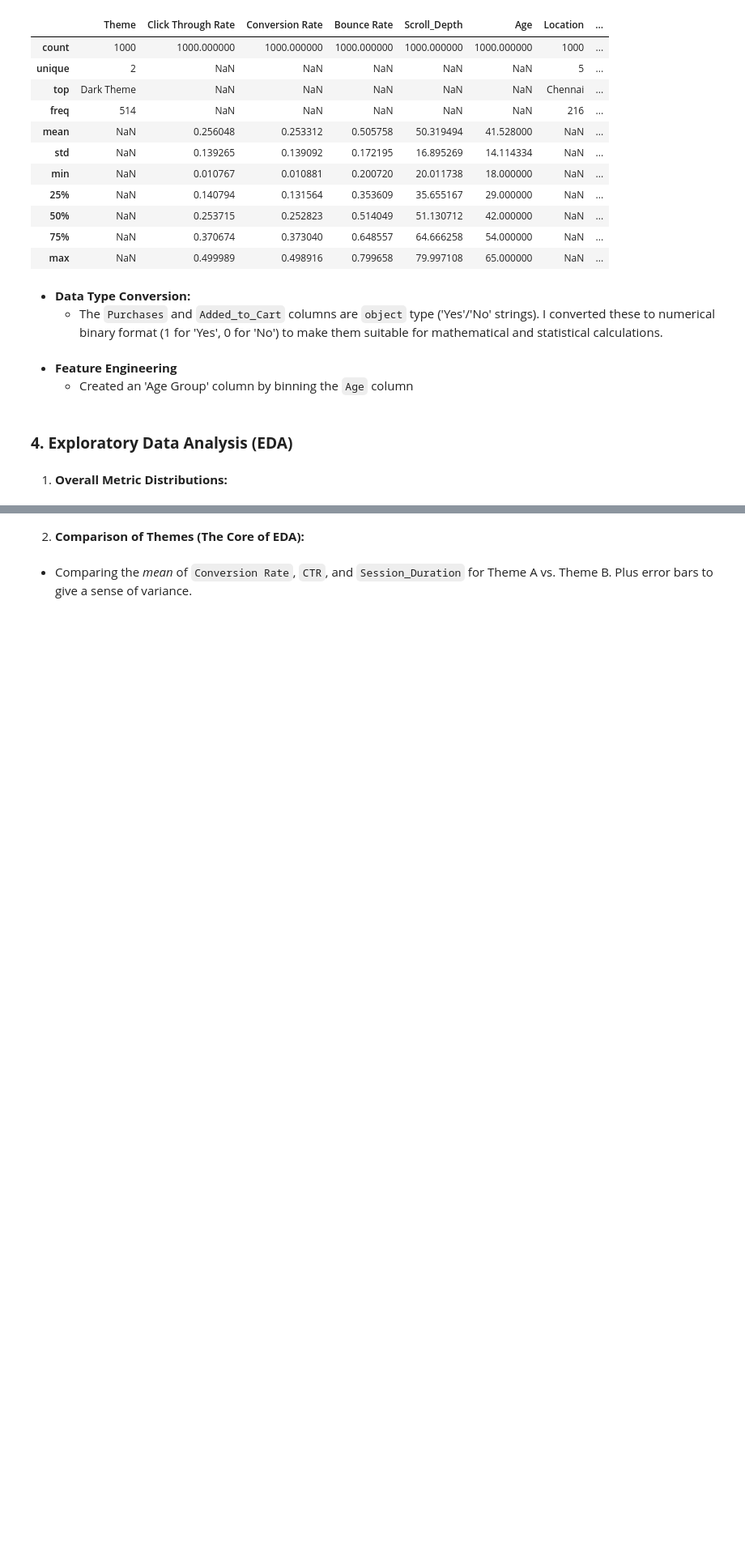
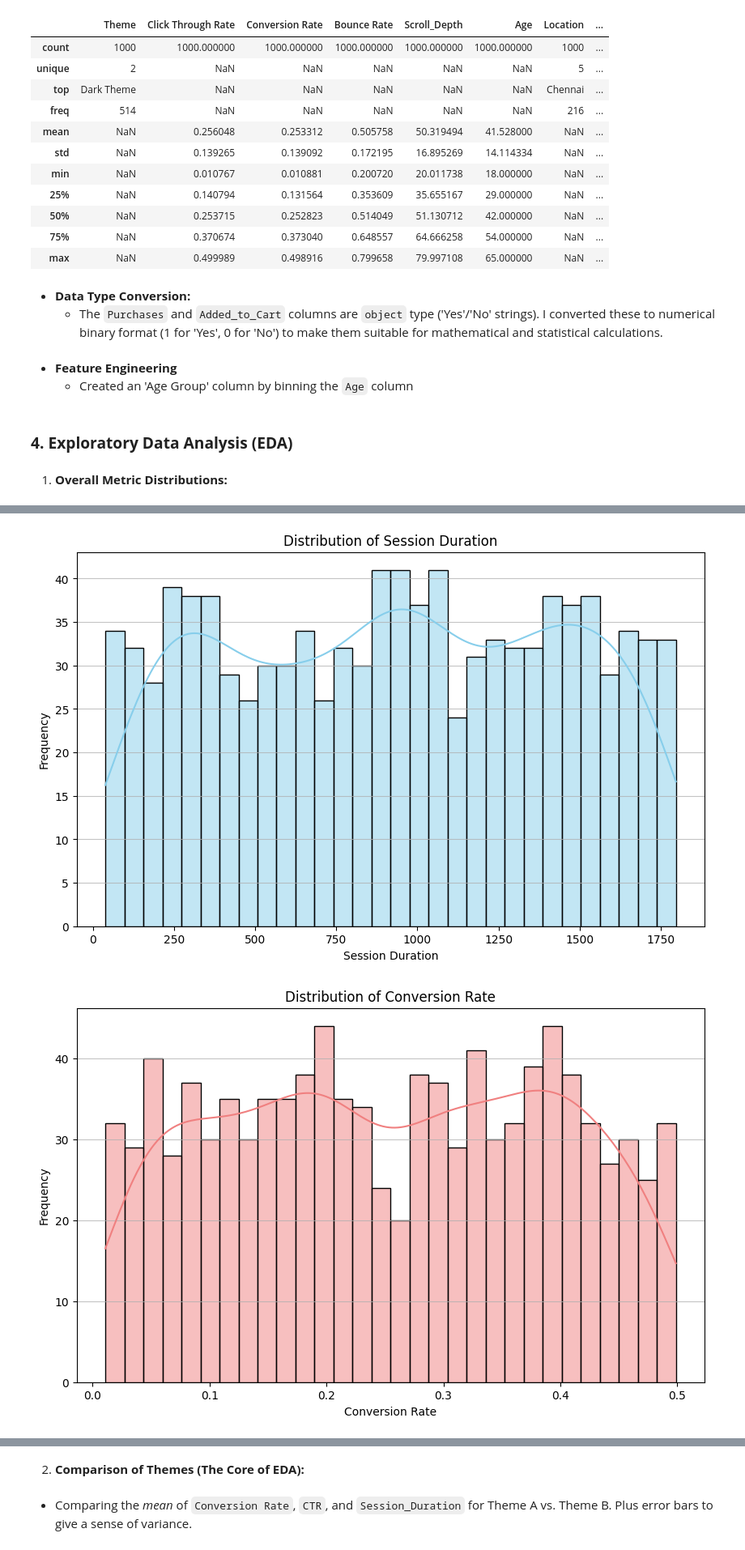
Before and after one commit to nkosanamolefe/data-analysis, a Jupyter notebook: AB-testing_of_themes/AB_Testing_of_Themes.ipynb, the cells around one changed output, grey strips where cells are left out. Shown at 81% size. Saved outputs shown, nothing was run; the diff lists cells and outputs as text; code cells hidden in the pictures; blank space fills up the shorter version.

```diff
--- a/AB-testing_of_themes/AB_Testing_of_Themes.ipynb
+++ b/AB-testing_of_themes/AB_Testing_of_Themes.ipynb
@@ -138,0 +126,30 @@ fig_scroll.show()
+# %%
+# Matplotlib for Distribution of Session Duration
+plt.figure(figsize=(10, 6))
+sns.histplot(df['Session_Duration'], kde=True, bins=30, color='skyblue')
+plt.title('Distribution of Session Duration')
+plt.xlabel('Session Duration')
+plt.ylabel('Frequency')
+plt.grid(axis='y', alpha=0.75)
+plt.show()
+
+# Matplotlib for Distribution of Conversion Rate
+plt.figure(figsize=(10, 6))
+sns.histplot(df['Conversion Rate'], kde=True, bins=30, color='lightcoral')
+plt.title('Distribution of Conversion Rate')
+plt.xlabel('Conversion Rate')
+plt.ylabel('Frequency')
+plt.grid(axis='y', alpha=0.75)
+plt.show()
+
+# Matplotlib for Distribution of Scroll Depth
+plt.figure(figsize=(10, 6))
+sns.histplot(df['Scroll_Depth'], kde=True, bins=30, color='lightgreen')
+plt.title('Distribution of Scroll Depth')
+plt.xlabel('Scroll Depth')
+plt.ylabel('Frequency')
+plt.grid(axis='y', alpha=0.75)
+plt.show()
+# %% [output]
+[figure, added]
+[figure, added]
```
Also changed, not shown: parts of 14 cells of this notebook.
